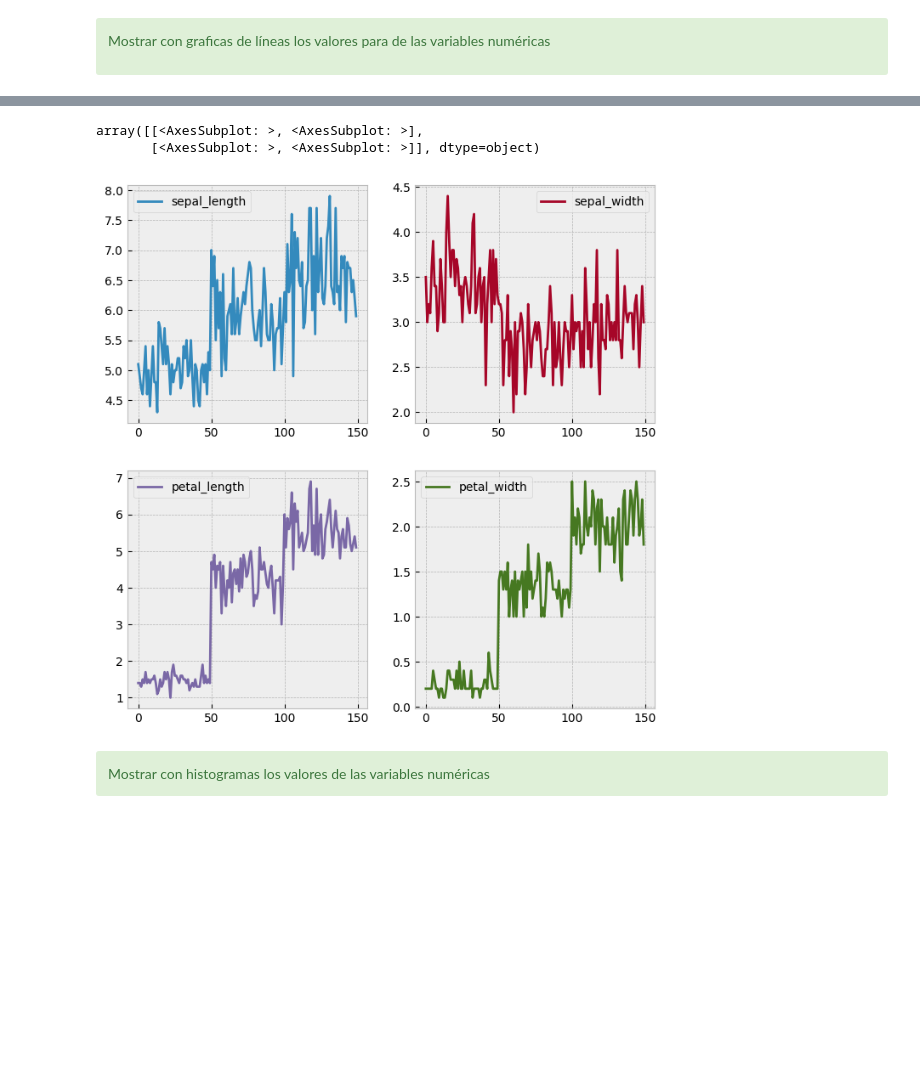
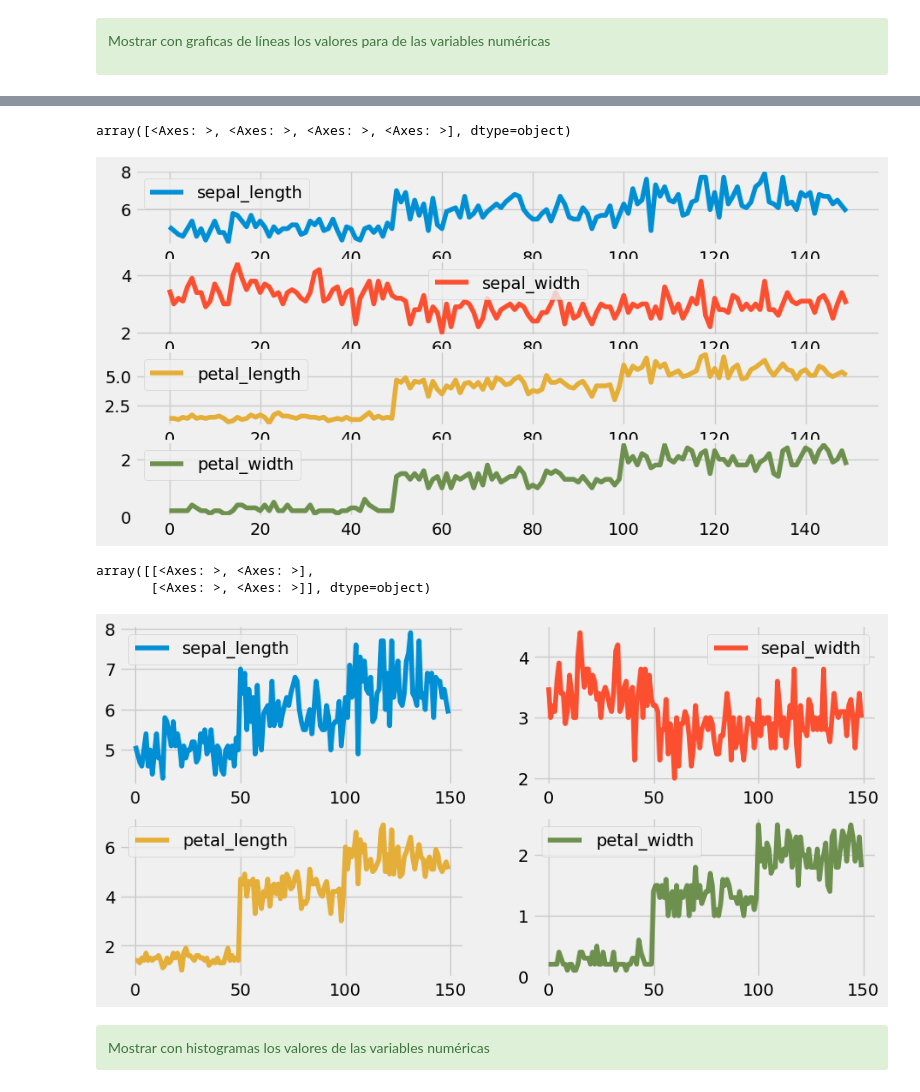
Before and after one commit to JoseAque/Ciencia-de-Datos, a Jupyter notebook: CD_13_Pandas-SeaBorn/CD_13_A_Visualizacion_Pandas.ipynb, the cells around one changed output, grey strips where cells are left out. Drawn from its saved outputs; the diff is of its cells as text; code cells hidden in the pictures; blank space fills up the shorter version.

Commit message:
CD_12_Visualizacion Pandas

```diff
--- a/CD_13_Pandas-SeaBorn/CD_13_A_Visualizacion_Pandas.ipynb
+++ b/CD_13_Pandas-SeaBorn/CD_13_A_Visualizacion_Pandas.ipynb
@@ -45,10 +45,11 @@ Al visualizar de forma eficaz las variables de un conjunto de datos y sus relaci
 import pandas as pd
 import numpy as np
 import matplotlib.pyplot as plt
-plt.style.use('bmh')
+plt.style.use('fivethirtyeight')
 #https://matplotlib.org/3.1.0/gallery/style_sheets/style_sheets_reference.html
 # %%
 #Cargar el archivo datos/iris.csv
+df = pd.read_csv("datos/iris.csv")
 # %% [markdown]
 <div class="alert alert-success">
 ¿Cuántas filas y columnas tiene el archivo?
@@ -107,9 +109,16 @@ Mostrar con graficas de líneas los valores para de las variables numéricas
+# %%
+#Separadas
+df.plot(subplots = True, sharex= False, figsize = (10,5))
+# %% [output]
+array([<Axes: >, <Axes: >, <Axes: >, <Axes: >], dtype=object)
+[figure, added]
 # %%
 #Separadas en un arreglo de 2 x 2
+df.plot(subplots=True, sharex=False,  layout=(2,2), figsize=(10,5))
 # %% [output]
-array([[<AxesSubplot: >, <AxesSubplot: >],
-       [<AxesSubplot: >, <AxesSubplot: >]], dtype=object)
+array([[<Axes: >, <Axes: >],
+       [<Axes: >, <Axes: >]], dtype=object)
-[figure, old version]
+[figure, new version]
 # %% [markdown]
 <div class="alert alert-success">
 Mostrar con histogramas los valores de las variables numéricas
```
Also changed, not shown: parts of 29 cells of this notebook.
